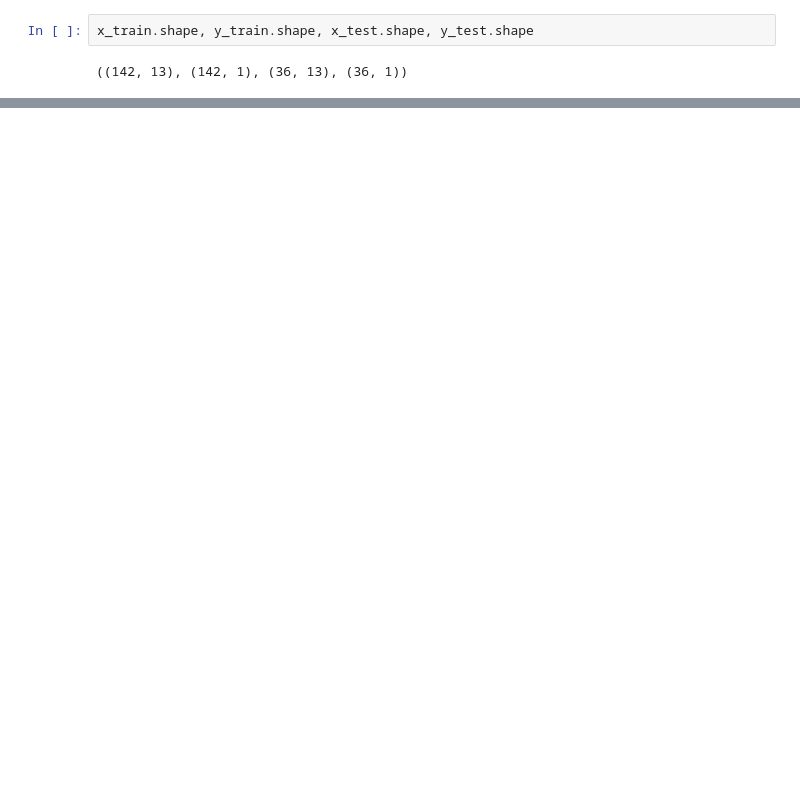
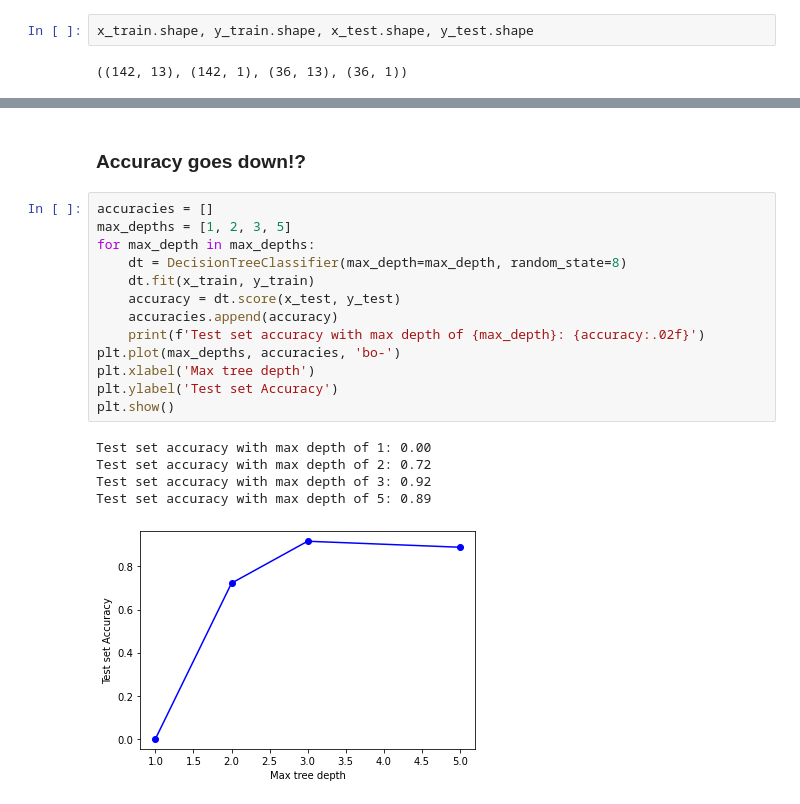
Before and after one commit to Baukebrenninkmeijer/Code-First-Introduction-to-Machine-Learning, a Jupyter notebook: intro_to_ml.ipynb, the cells around one changed output, grey strips where cells are left out. Saved outputs shown, nothing was run; the diff lists cells and outputs as text; blank space fills up the shorter version.

```diff
--- a/intro_to_ml.ipynb
+++ b/intro_to_ml.ipynb
@@ -148,0 +197,21 @@ Accuracy: 0.81
+# %% [markdown]
+### Accuracy goes down!?
+# %%
+accuracies = []
+max_depths = [1, 2, 3, 5]
+for max_depth in max_depths:
+    dt = DecisionTreeClassifier(max_depth=max_depth, random_state=8)
+    dt.fit(x_train, y_train)
+    accuracy = dt.score(x_test, y_test)
+    accuracies.append(accuracy)
+    print(f'Test set accuracy with max depth of {max_depth}: {accuracy:.02f}')
+plt.plot(max_depths, accuracies, 'bo-')
+plt.xlabel('Max tree depth')
+plt.ylabel('Test set Accuracy')
+plt.show()
+# %% [output]
+Test set accuracy with max depth of 1: 0.00
+Test set accuracy with max depth of 2: 0.72
+Test set accuracy with max depth of 3: 0.92
+Test set accuracy with max depth of 5: 0.89
+[figure, added]
```
Also changed, not shown: parts of 52 cells of this notebook, 7 other files.
